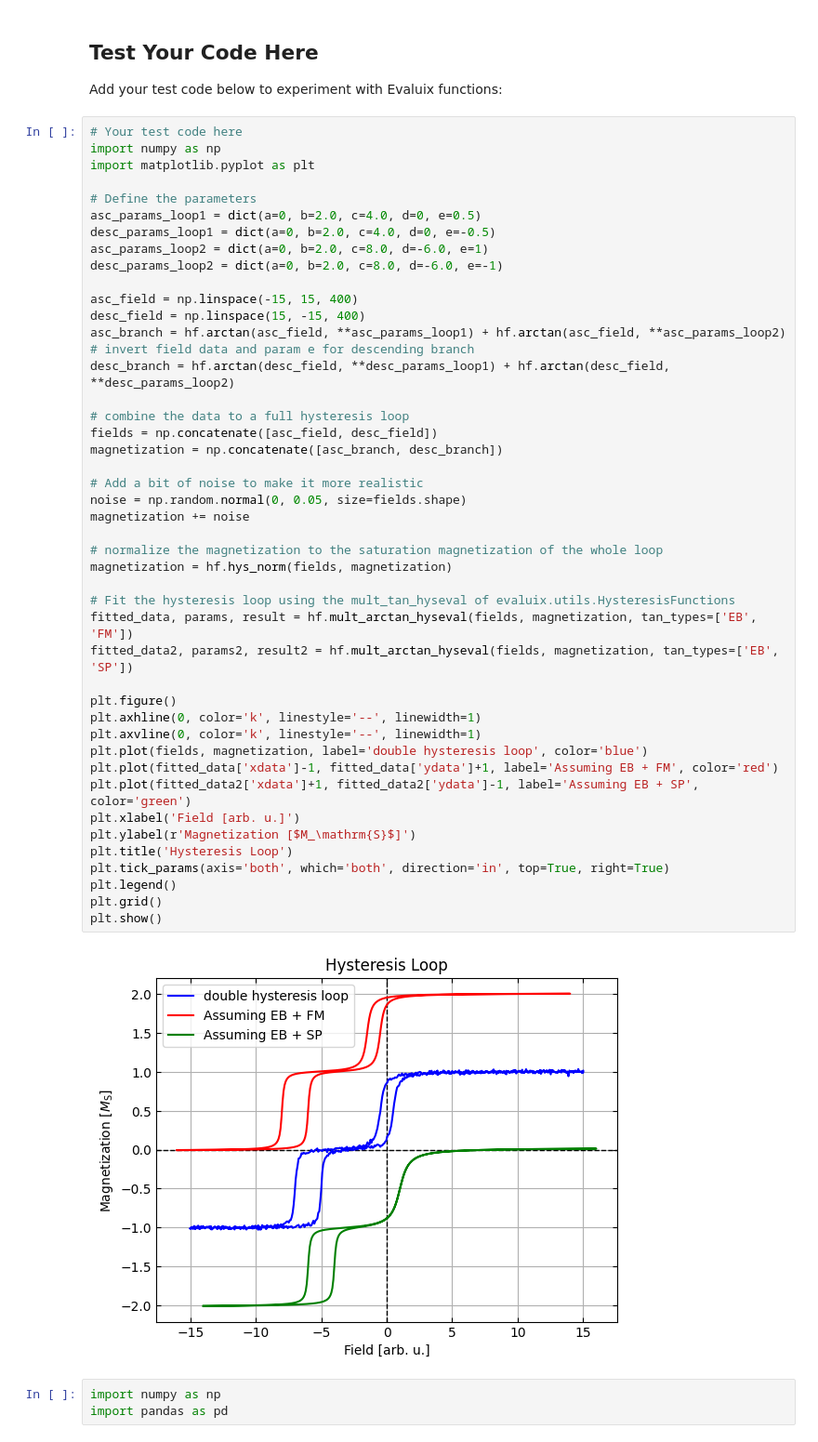
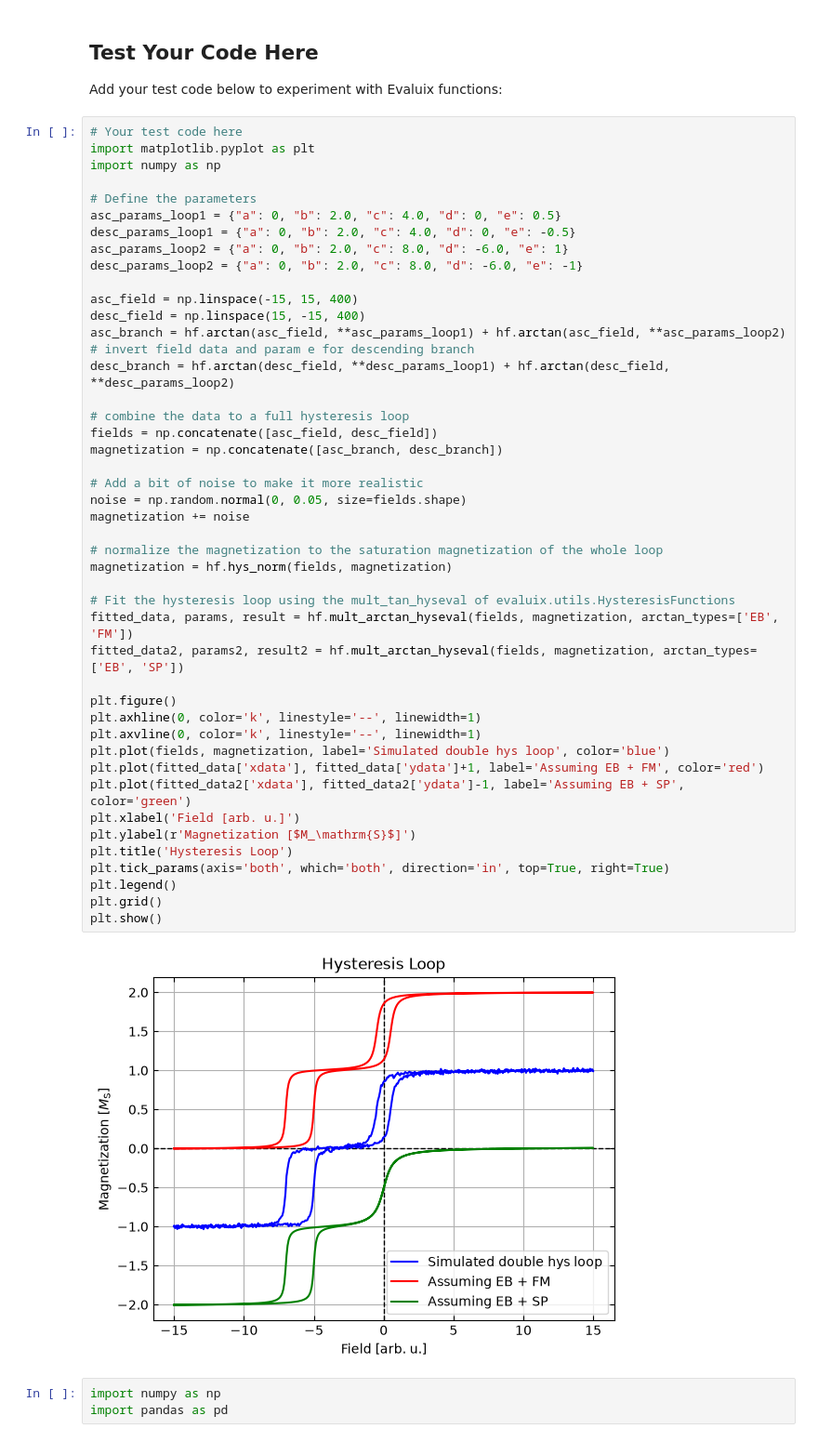
Before and after one commit to exp4-age/evaluix, a Jupyter notebook: EvaluixTestingField.ipynb, the cells around one changed output. Shown at 93% size. Saved outputs shown, nothing was run; the diff lists cells and outputs as text.

```diff
--- a/EvaluixTestingField.ipynb
+++ b/EvaluixTestingField.ipynb
@@ -44,51 +42,51 @@ GUI components can be imported if needed (may require display):
 Add your test code below to experiment with Evaluix functions:
 # %%
 # Your test code here
+import matplotlib.pyplot as plt
 import numpy as np
-import matplotlib.pyplot as plt
 
 # Define the parameters
-asc_params_loop1 = dict(a=0, b=2.0, c=4.0, d=0, e=0.5)
-desc_params_loop1 = dict(a=0, b=2.0, c=4.0, d=0, e=-0.5)
-asc_params_loop2 = dict(a=0, b=2.0, c=8.0, d=-6.0, e=1)
-desc_params_loop2 = dict(a=0, b=2.0, c=8.0, d=-6.0, e=-1)
+asc_params_loop1 = {"a": 0, "b": 2.0, "c": 4.0, "d": 0, "e": 0.5}
+desc_params_loop1 = {"a": 0, "b": 2.0, "c": 4.0, "d": 0, "e": -0.5}
+asc_params_loop2 = {"a": 0, "b": 2.0, "c": 8.0, "d": -6.0, "e": 1}
+desc_params_loop2 = {"a": 0, "b": 2.0, "c": 8.0, "d": -6.0, "e": -1}
 
 asc_field = np.linspace(-15, 15, 400)
 desc_field = np.linspace(15, -15, 400)
 asc_branch = hf.arctan(asc_field, **asc_params_loop1) + hf.arctan(asc_field, **asc_params_loop2)
 # invert field data and param e for descending branch
 desc_branch = hf.arctan(desc_field, **desc_params_loop1) + hf.arctan(desc_field, **desc_params_loop2)
 
 # combine the data to a full hysteresis loop
 fields = np.concatenate([asc_field, desc_field])
 magnetization = np.concatenate([asc_branch, desc_branch])
 
 # Add a bit of noise to make it more realistic
 noise = np.random.normal(0, 0.05, size=fields.shape)
 magnetization += noise
 
 # normalize the magnetization to the saturation magnetization of the whole loop
 magnetization = hf.hys_norm(fields, magnetization)
 
 # Fit the hysteresis loop using the mult_tan_hyseval of evaluix.utils.HysteresisFunctions
-fitted_data, params, result = hf.mult_arctan_hyseval(fields, magnetization, tan_types=['EB', 'FM'])
-fitted_data2, params2, result2 = hf.mult_arctan_hyseval(fields, magnetization, tan_types=['EB', 'SP'])
+fitted_data, params, result = hf.mult_arctan_hyseval(fields, magnetization, arctan_types=['EB', 'FM'])
+fitted_data2, params2, result2 = hf.mult_arctan_hyseval(fields, magnetization, arctan_types=['EB', 'SP'])
 
 plt.figure()
 plt.axhline(0, color='k', linestyle='--', linewidth=1)
 plt.axvline(0, color='k', linestyle='--', linewidth=1)
-plt.plot(fields, magnetization, label='double hysteresis loop', color='blue')
-plt.plot(fitted_data['xdata']-1, fitted_data['ydata']+1, label='Assuming EB + FM', color='red')
-plt.plot(fitted_data2['xdata']+1, fitted_data2['ydata']-1, label='Assuming EB + SP', color='green')
+plt.plot(fields, magnetization, label='Simulated double hys loop', color='blue')
+plt.plot(fitted_data['xdata'], fitted_data['ydata']+1, label='Assuming EB + FM', color='red')
+plt.plot(fitted_data2['xdata'], fitted_data2['ydata']-1, label='Assuming EB + SP', color='green')
 plt.xlabel('Field [arb. u.]')
 plt.ylabel(r'Magnetization [$M_\mathrm{S}$]')
 plt.title('Hysteresis Loop')
 plt.tick_params(axis='both', which='both', direction='in', top=True, right=True)
 plt.legend()
 plt.grid()
 plt.show()
 # %% [output]
-[figure, old version]
+[figure, new version]
 # %%
 import numpy as np
 import pandas as pd
```
Also changed, not shown: parts of 4 cells of this notebook, 29 other files.
